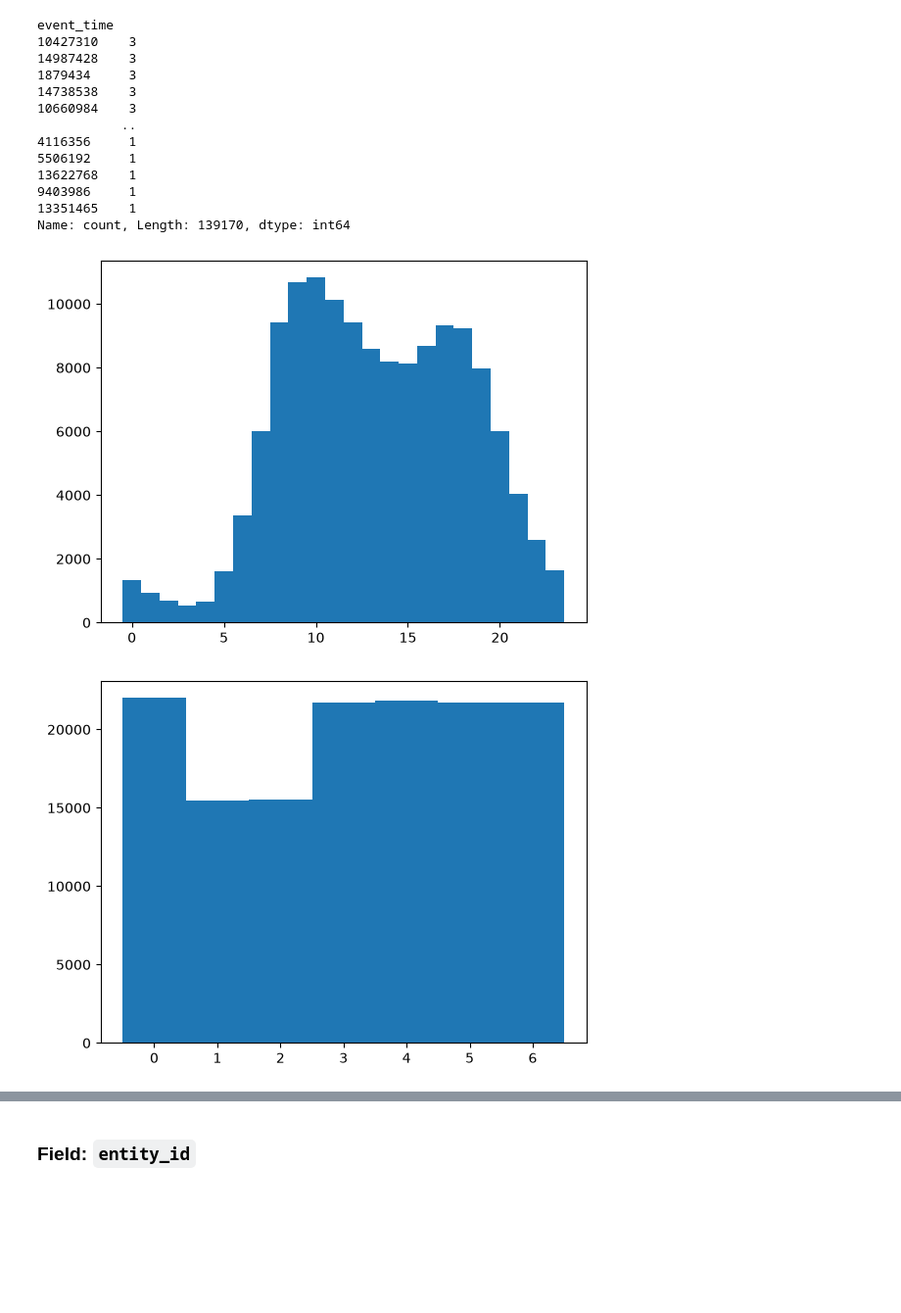
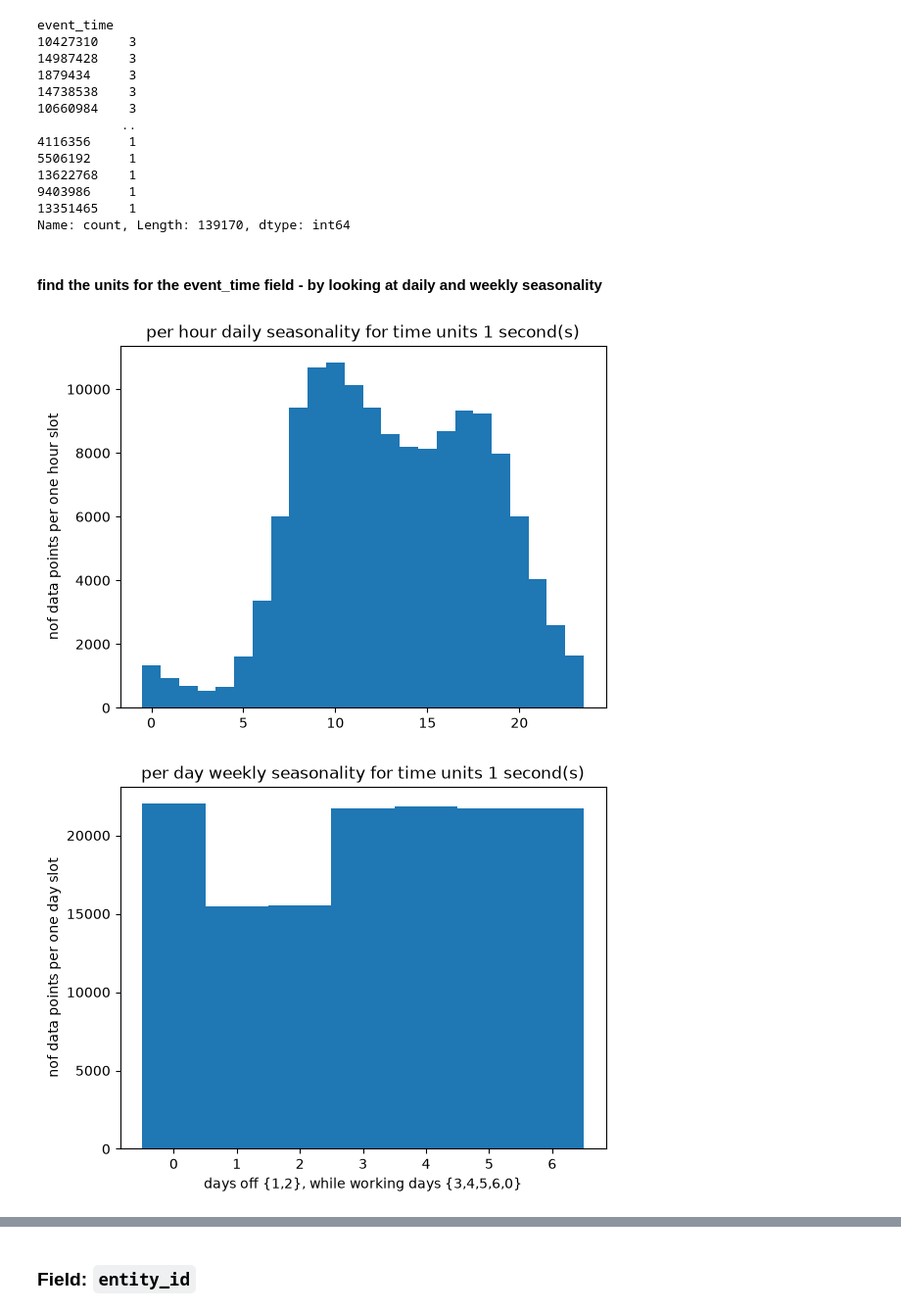
Before and after one commit to SanSanychSeva/step1_qualification, a Jupyter notebook: notebooks/Solution_B_Inheritance.ipynb, the cells around one changed output, grey strips where cells are left out. Shown at 98% size. Saved outputs shown, nothing was run; the diff lists cells and outputs as text; code cells hidden in the pictures; blank space fills up the shorter version.

```diff
--- a/notebooks/Solution_B_Inheritance.ipynb
+++ b/notebooks/Solution_B_Inheritance.ipynb
@@ -359,4 +363,6 @@ event_time
 9403986     1
 13351465    1
 Name: count, Length: 139170, dtype: int64
+# %% [markdown]
+#### find the units for the event_time field - by looking at daily and weekly seasonality
 # %%
@@ -366,11 +372,16 @@ train['td'] = pd.to_datetime(train.event_time * timestep, unit='s')
 test['td'] = pd.to_datetime(test.event_time   * timestep, unit='s')
 # %%
 plt.hist(train.td.map(lambda x: x.hour), bins=[-0.5 + h for h in range(25)])
+plt.title('per hour daily seasonality for time units ' + str(timestep) + ' second(s)')
+plt.ylabel('nof data points per one hour slot')
 plt.show()
 # %% [output]
-[figure, old version]
+[figure, new version]
 # %%
 plt.hist(train.td.map(lambda x: x.day_of_week), bins=[-0.5 + h for h in range(8)])
+plt.title('per day weekly seasonality for time units ' + str(timestep) + ' second(s)')
+plt.ylabel('nof data points per one day slot')
+plt.xlabel('days off {1,2}, while working days {3,4,5,6,0}')
 plt.show()
 # %% [output]
-[figure, old version]
+[figure, new version]
```
Also changed, not shown: parts of 30 cells of this notebook.
